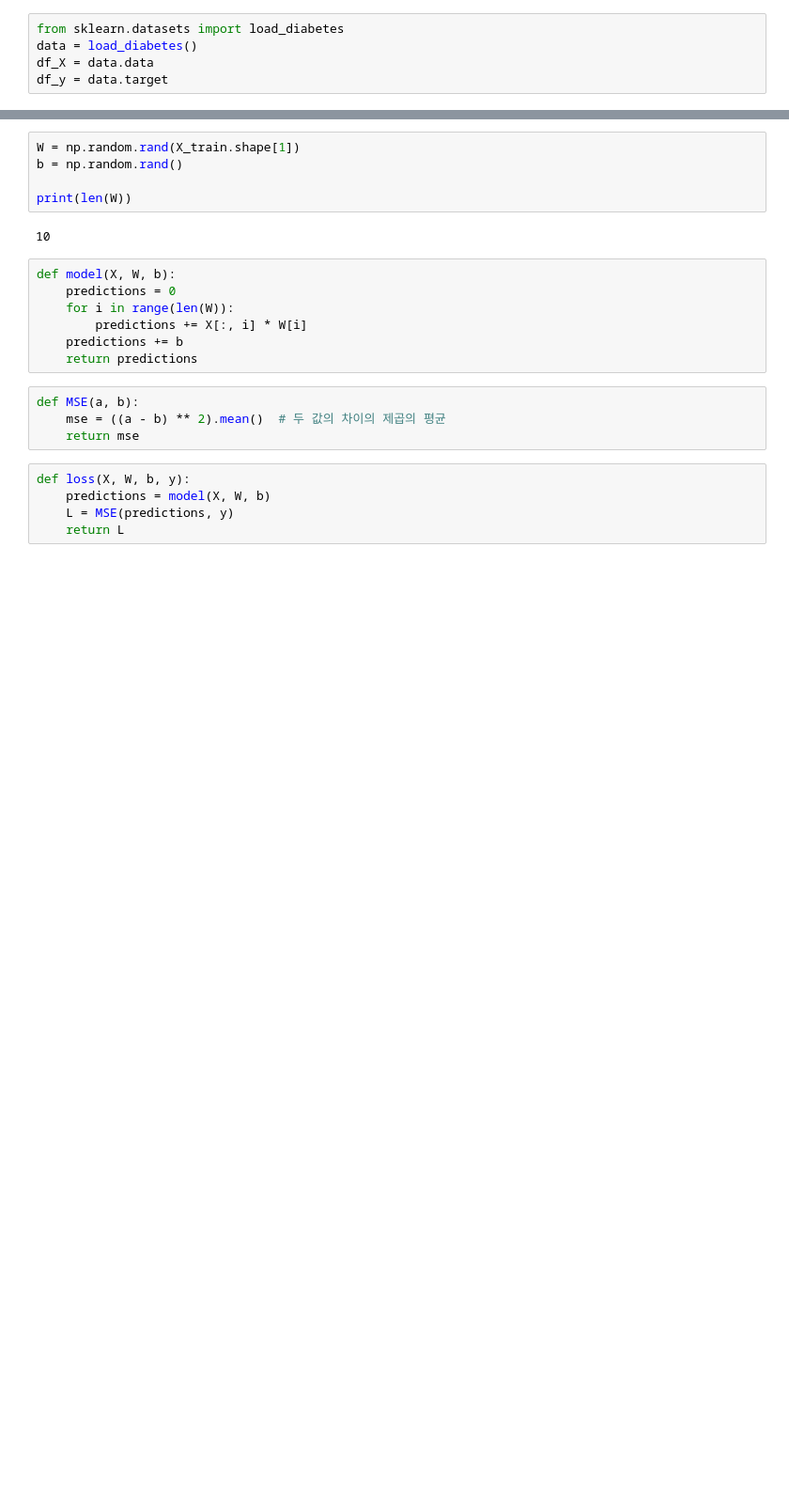
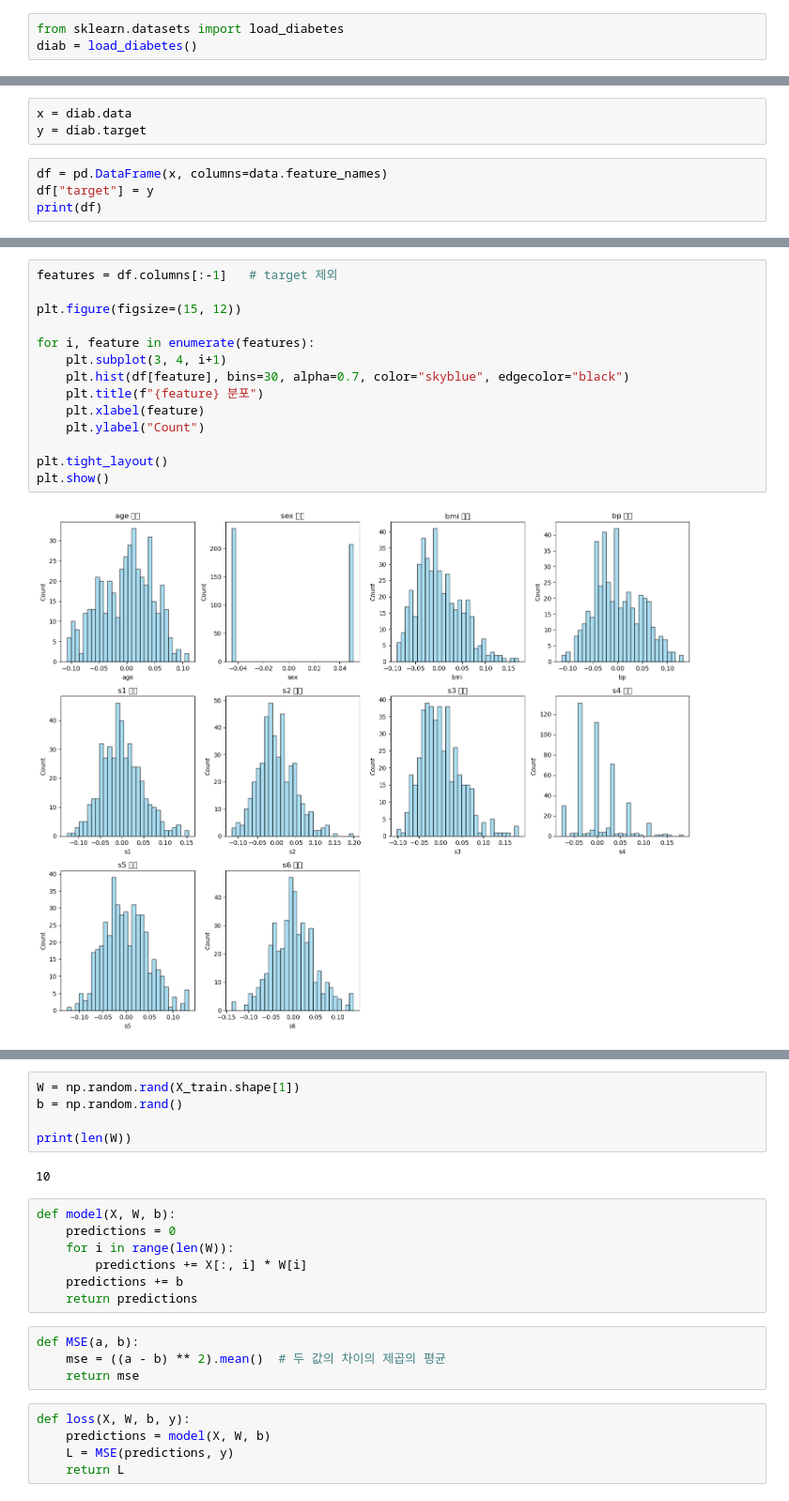
Before and after one commit to hiyslee/AIFFEL_quest_rs, a Jupyter notebook: Exploration/Ex01/Diabete.ipynb, the cells around one changed output, grey strips where cells are left out. Shown: that part at 94% size. Drawn from its saved outputs; the diff is of its cells as text; blank space fills up the shorter version.

```diff
--- a/Exploration/Ex01/Diabete.ipynb
+++ b/Exploration/Ex01/Diabete.ipynb
@@ -1,7 +1,5 @@
 # %%
 from sklearn.datasets import load_diabetes
-data = load_diabetes()
-df_X = data.data
-df_y = data.target
+diab = load_diabetes()
 # %%
 import numpy as np
@@ -30,0 +8,7 @@ print(X_test.shape, y_test.shape)
+# %%
+x = diab.data
+y = diab.target
+# %%
+df = pd.DataFrame(x, columns=data.feature_names)
+df["target"] = y
+print(df)
@@ -30,0 +33,16 @@ print(X_test.shape, y_test.shape)
+# %%
+features = df.columns[:-1]   # target 제외
+
+plt.figure(figsize=(15, 12))
+
+for i, feature in enumerate(features):
+    plt.subplot(3, 4, i+1)
+    plt.hist(df[feature], bins=30, alpha=0.7, color="skyblue", edgecolor="black")
+    plt.title(f"{feature} 분포")
+    plt.xlabel(feature)
+    plt.ylabel("Count")
+
+plt.tight_layout()
+plt.show()
+# %% [output]
+[figure, added]
```
Also changed, not shown: parts of 11 cells of this notebook.
